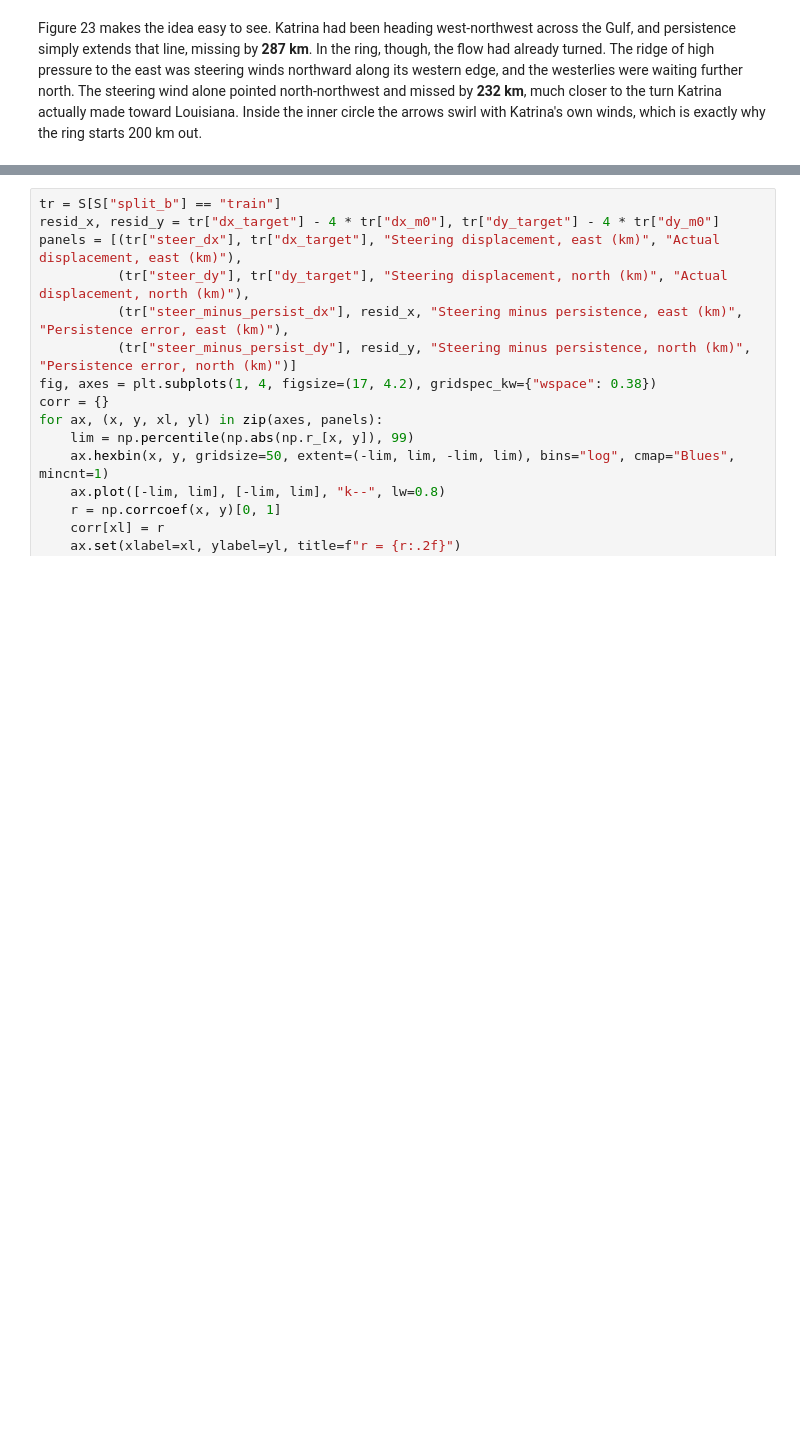
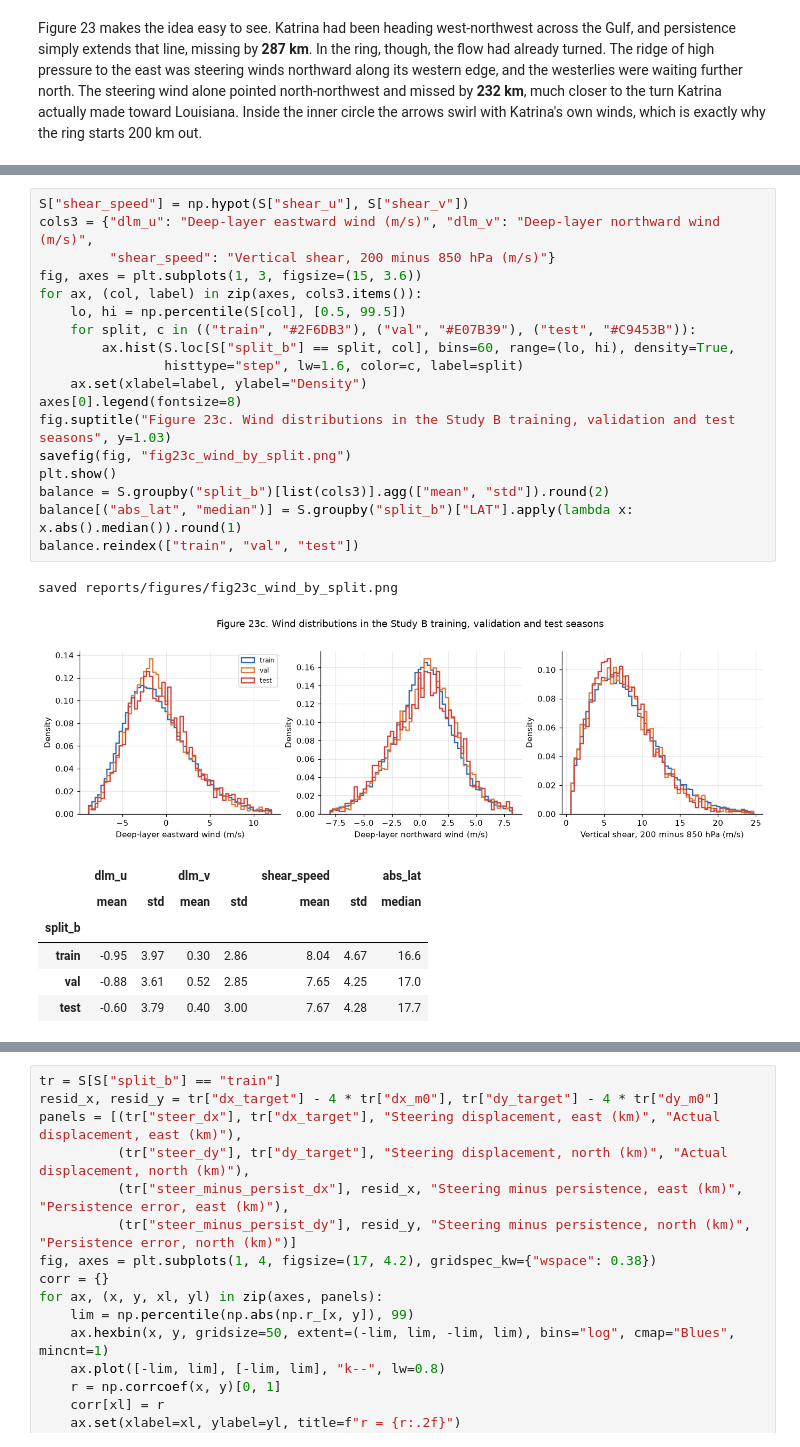
Before and after one commit to YatharthVardan-SanDiego/storm-track-forecasting, a Jupyter notebook: notebooks/07a_steering_winds_xgboost.ipynb, the cells around one changed output, grey strips where cells are left out. Saved outputs shown, nothing was run; the diff lists cells and outputs as text; blank space fills up the shorter version.

```diff
--- a/notebooks/07a_steering_winds_xgboost.ipynb
+++ b/notebooks/07a_steering_winds_xgboost.ipynb
@@ -250,0 +313,27 @@ Figure 23 makes the idea easy to see. Katrina had been heading west-northwest ac
+# %%
+S["shear_speed"] = np.hypot(S["shear_u"], S["shear_v"])
+cols3 = {"dlm_u": "Deep-layer eastward wind (m/s)", "dlm_v": "Deep-layer northward wind (m/s)",
+         "shear_speed": "Vertical shear, 200 minus 850 hPa (m/s)"}
+fig, axes = plt.subplots(1, 3, figsize=(15, 3.6))
+for ax, (col, label) in zip(axes, cols3.items()):
+    lo, hi = np.percentile(S[col], [0.5, 99.5])
+    for split, c in (("train", "#2F6DB3"), ("val", "#E07B39"), ("test", "#C9453B")):
+        ax.hist(S.loc[S["split_b"] == split, col], bins=60, range=(lo, hi), density=True,
+                histtype="step", lw=1.6, color=c, label=split)
+    ax.set(xlabel=label, ylabel="Density")
+axes[0].legend(fontsize=8)
+fig.suptitle("Figure 23c. Wind distributions in the Study B training, validation and test seasons", y=1.03)
+savefig(fig, "fig23c_wind_by_split.png")
+plt.show()
+balance = S.groupby("split_b")[list(cols3)].agg(["mean", "std"]).round(2)
+balance[("abs_lat", "median")] = S.groupby("split_b")["LAT"].apply(lambda x: x.abs().median()).round(1)
+balance.reindex(["train", "val", "test"])
+# %% [output]
+saved reports/figures/fig23c_wind_by_split.png
+[figure, added]
+|  | dlm_u |  | dlm_v |  | shear_speed |  | abs_lat |
+|  | mean | std | mean | std | mean | std | median |
+| split_b |  |  |  |  |  |  |  |
+| train | -0.95 | 3.97 | 0.30 | 2.86 | 8.04 | 4.67 | 16.6 |
+| val | -0.88 | 3.61 | 0.52 | 2.85 | 7.65 | 4.25 | 17.0 |
+| test | -0.60 | 3.79 | 0.40 | 3.00 | 7.67 | 4.28 | 17.7 |
```
Also changed, not shown: parts of 21 cells of this notebook, 5 other files.
